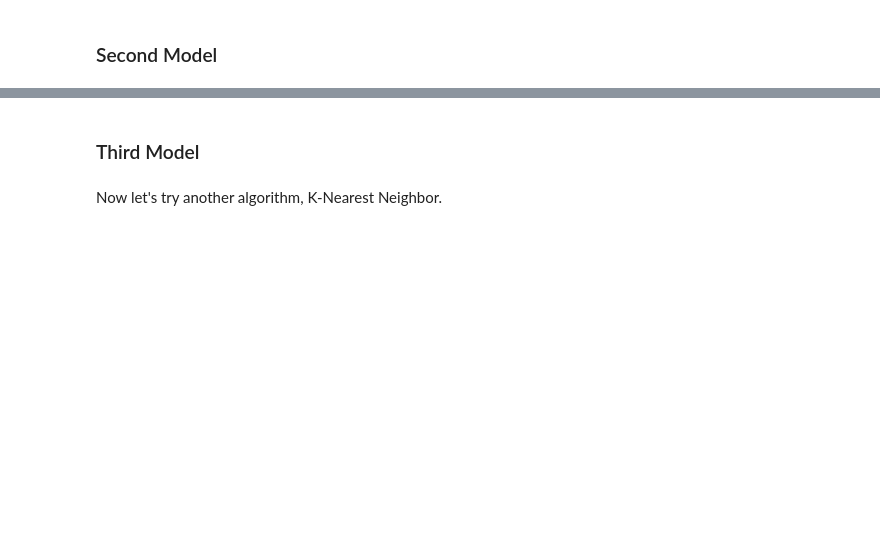
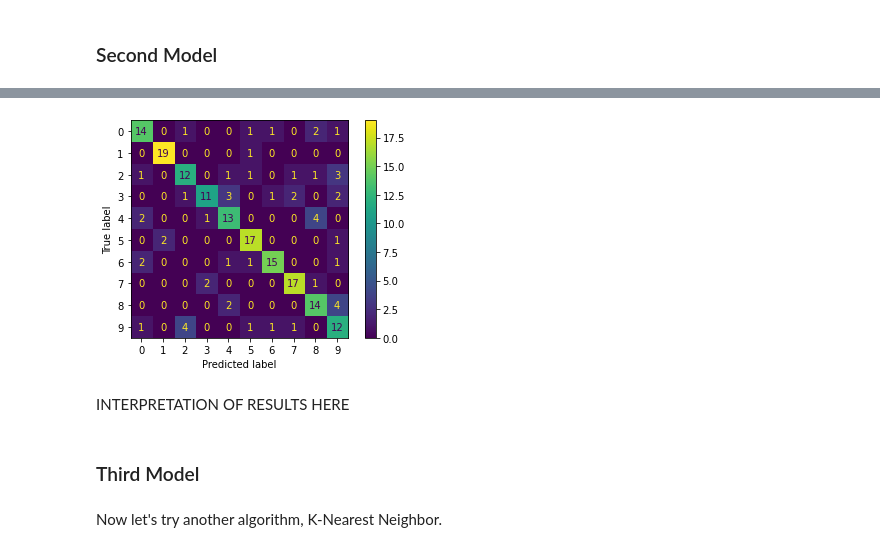
Before and after one commit to aokdata/Music_Genre_Classification, a Jupyter notebook: Music_Genre_Classification.ipynb, the cells around one changed output, grey strips where cells are left out. Saved outputs shown, nothing was run; the diff lists cells and outputs as text; code cells hidden in the pictures; blank space fills up the shorter version.

```diff
--- a/Music_Genre_Classification.ipynb
+++ b/Music_Genre_Classification.ipynb
@@ -342,3 +521,8 @@ It looks like our model is overfit to our training data. This could be caused by
+# %%
+from imblearn.over_sampling import SMOTE
+
+smote = SMOTE(sampling_strategy = {9: 160}, random_state = 42)
+X_oversample, y_oversample = smote.fit_resample(X_train, y_train)
 # %% [markdown]
 ### Second Model
 # %% [markdown]
@@ -386,0 +571,9 @@ RandomizedSearchCV(cv=5,
+# %%
+# 10 Fold Randomized Cross Validations with Smote training sets
+smote_rand_cv = RandomizedSearchCV(estimator = model,
+                             param_distributions = params,
+                             cv = 10,
+                             n_jobs= -1,
+                             random_state=42)
+
+smote_rand_cv.fit(X_oversample, y_oversample)
@@ -412,3 +634,10 @@ Looks like we brought down our overfitting a little bit but not enough and we sc
+# %%
+# Let's look at our predictions in a confusion matrix
+plot_confusion_matrix(smote_lr_model, X_test, y_test);
+# %% [output]
+[figure, added]
+# %% [markdown]
+INTERPRETATION OF RESULTS HERE
 # %% [markdown]
 ### Third Model
 # %% [markdown]
```
Also changed, not shown: parts of 126 cells of this notebook.
